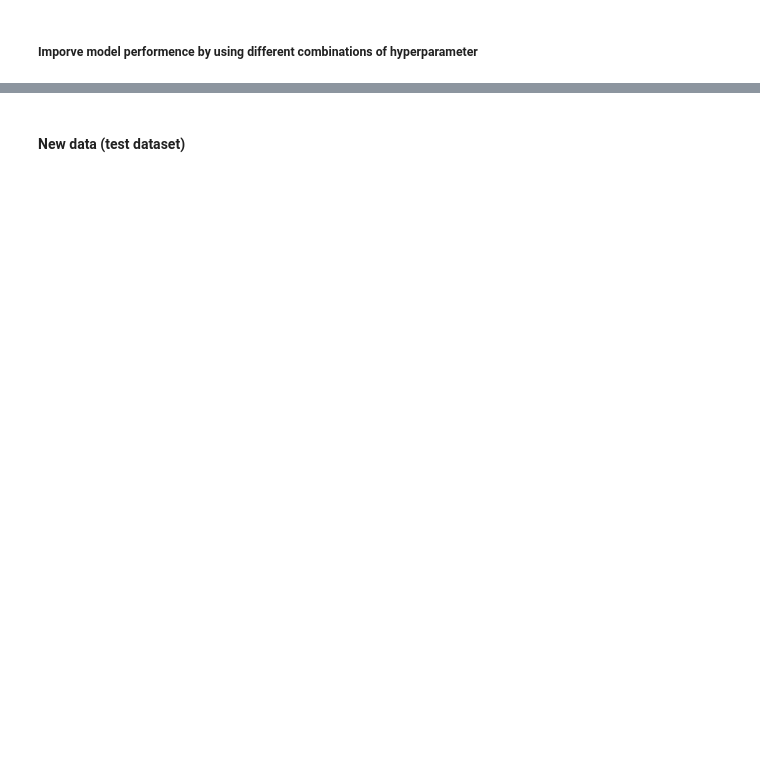
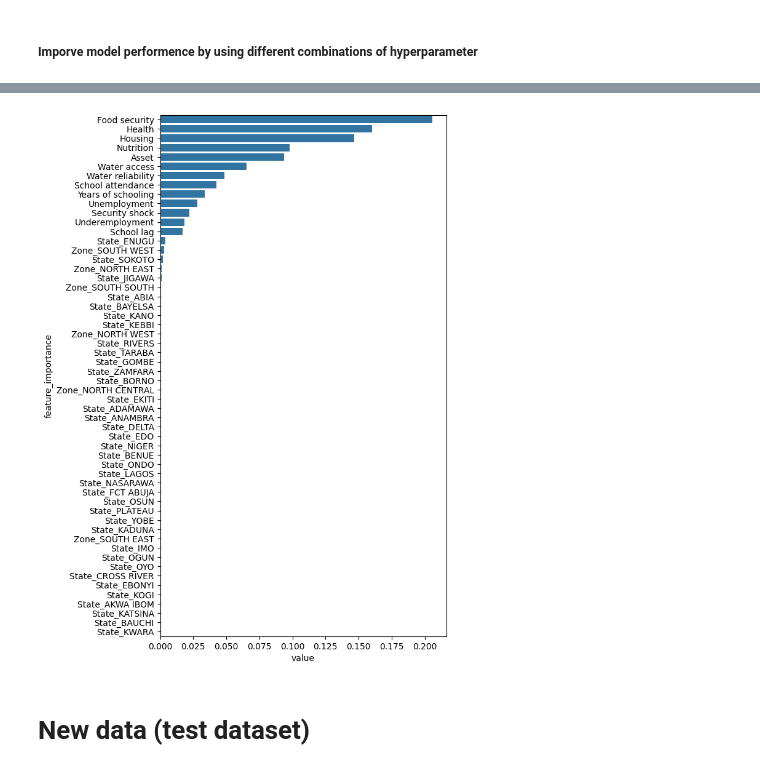
Before and after one commit to akins11/help, a Jupyter notebook: dashboard_ML/model_training.ipynb, the cells around one changed output, grey strips where cells are left out. Drawn from its saved outputs; the diff is of its cells as text; code cells hidden in the pictures; blank space fills up the shorter version.

Commit message:
more training

```diff
--- a/dashboard_ML/model_training.ipynb
+++ b/dashboard_ML/model_training.ipynb
@@ -75,0 +184,12 @@ print("Random Forest model validation accuracy:", validation_accuracy)
+# %%
+# The minimum sample class
+min_sample_class = data["Poverty Identification with k=26%"].value_counts(sort=True).index[1]
+max_sample_class = 1 if min_sample_class == 0 else 0
+
+print(f"Min sample class: {min_sample_class}")
+print(f"Max sample class: {max_sample_class}")
+
+# Get the total number of households that falls within the 0 class
+n_downsamples = data[data["Poverty Identification with k=26%"] == min_sample_class].shape[0]
+
+print(f"Number of downsamples {n_downsamples}")
@@ -75,0 +439,9 @@ print("Random Forest model validation accuracy:", validation_accuracy)
+# %%
+X, y = data_preprocessing(downsample_data, "Poverty Identification with k=26%", False, True, 0.75)
+X_train, X_val, y_train, y_val = split_data(X, y, True)
+
+# Random forest classifier
+mdl = train_eval_model(
+    X_train, X_val, y_train, y_val,
+    RandomForestClassifier(max_depth=5, random_state=12)
+)
@@ -75,0 +463,11 @@ print("Random Forest model validation accuracy:", validation_accuracy)
+# %%
+imp_df = (
+    pd.DataFrame({
+        "feature_importance": X_train.columns,
+        "value": mdl.feature_importances_
+    })
+    .sort_values(by="value", ascending=False)
+    .reset_index(drop=True)
+)
+
+imp_df
@@ -76,4 +492,18 @@ print("Random Forest model validation accuracy:", validation_accuracy)
+# %%
+# Get feature importances
+# feature_importances = mdl.feature_importances_
+# fi_labels = X_train.columns
+
+fig, ax = plt.subplots(figsize=(6, 11))
+sns.barplot(
+    data=imp_df,
+    x = "value",
+    y = "feature_importance"
+)
+plt.show()
+# %% [output]
+[figure, added]
 # %% [markdown]
-#### New data (test dataset)
+# New data (test dataset)
 # %%
 # Make predictions on the completely unseen test set (final evaluation)
```
Also changed, not shown: parts of 48 cells of this notebook.
